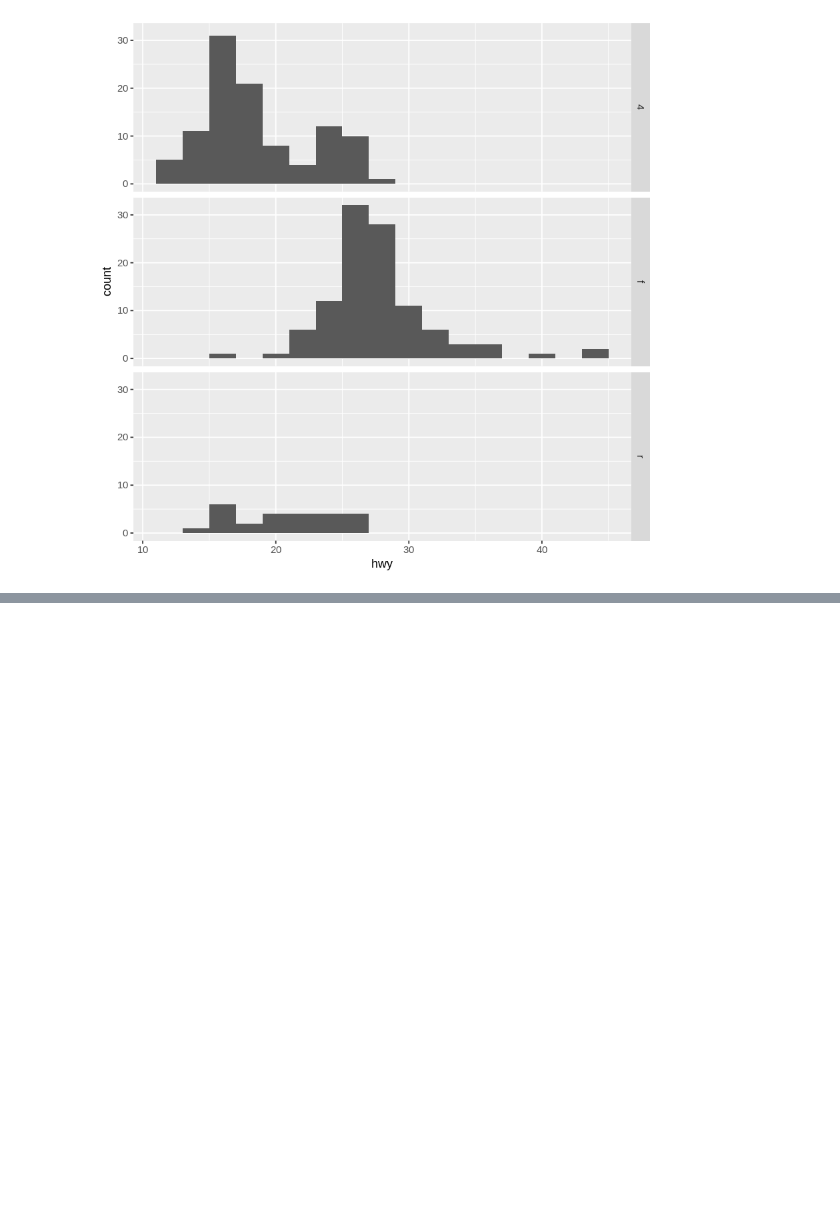
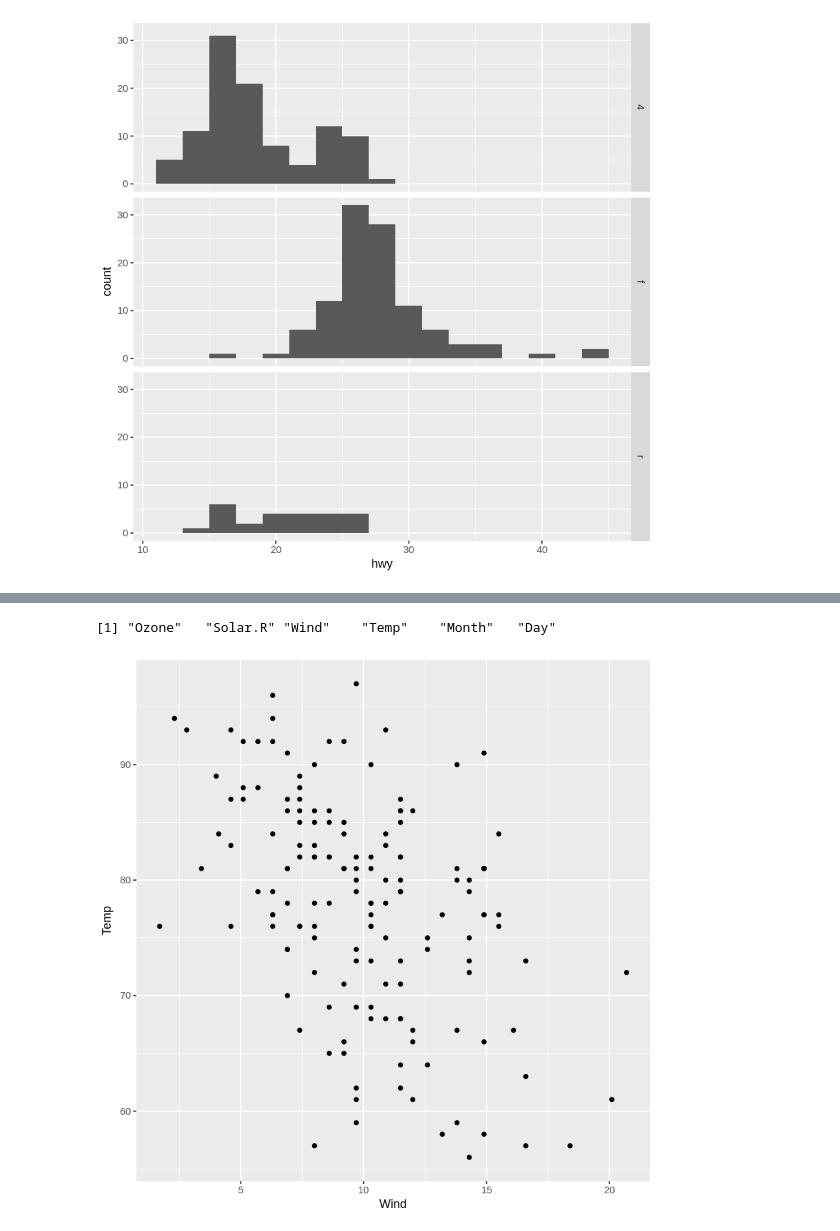
Before and after one commit to goyder/r-jupyter, a Jupyter notebook: data-exploration/ggplot2 Plots.ipynb, the cells around one changed output, grey strips where cells are left out. Saved outputs shown, nothing was run; the diff lists cells and outputs as text; code cells hidden in the pictures; blank space fills up the shorter version.

```diff
--- a/data-exploration/ggplot2 Plots.ipynb
+++ b/data-exploration/ggplot2 Plots.ipynb
@@ -80,0 +96,10 @@ kk
+# %%
+colnames(airquality)
+# %% [output]
+[1] "Ozone"   "Solar.R" "Wind"    "Temp"    "Month"   "Day"
+# %%
+g <- ggplot(airquality, aes(Wind, Temp))
+# %%
+g + geom_point()
+# %% [output]
+[figure, added]
```
Also changed, not shown: parts of 16 cells of this notebook, 3 other files.
